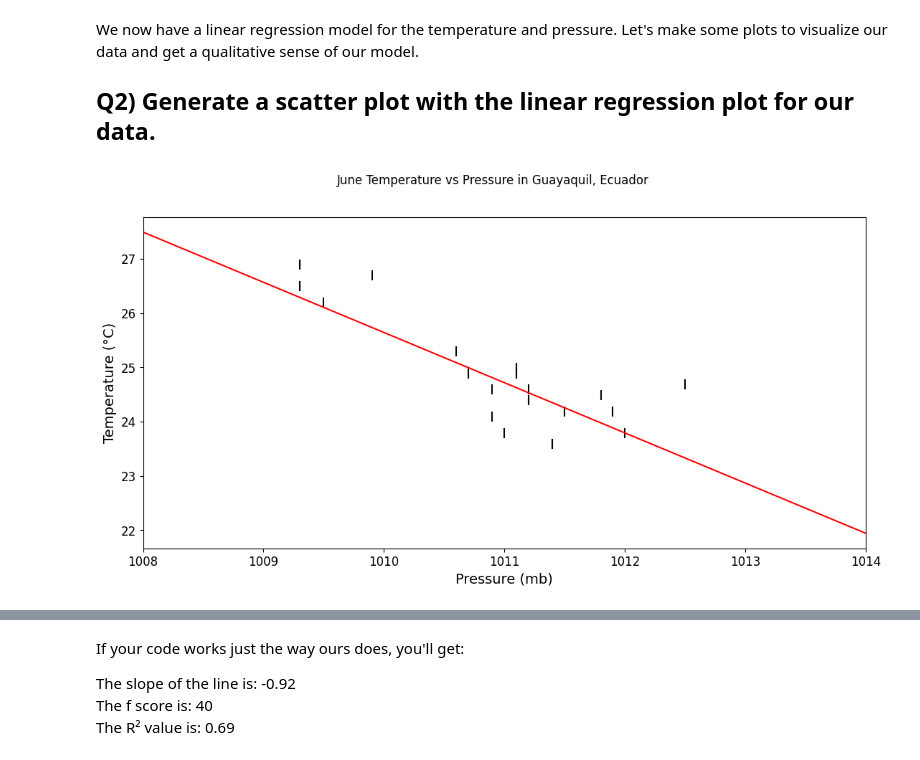
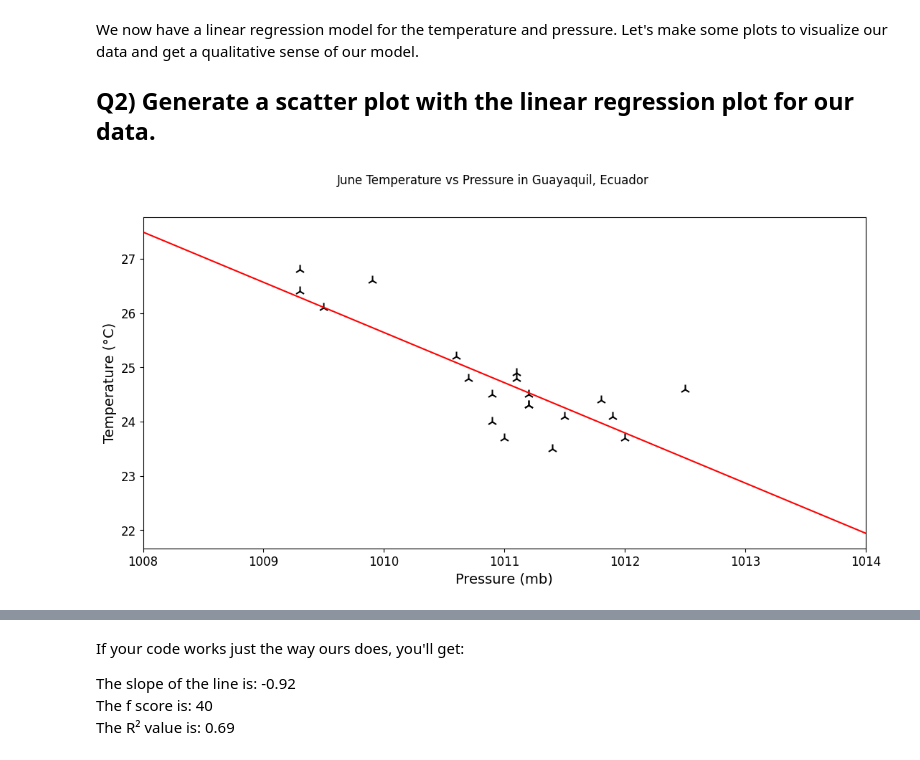
Before and after one commit to Gibrandib/2025_ML_EES, a Jupyter notebook: notebook_ml/S1_3_Statistical_Forecasting.ipynb, the cells around one changed output, grey strips where cells are left out. Drawn from its saved outputs; the diff is of its cells as text; code cells hidden in the pictures.

```diff
--- a/notebook_ml/S1_3_Statistical_Forecasting.ipynb
+++ b/notebook_ml/S1_3_Statistical_Forecasting.ipynb
@@ -133,35 +133,35 @@ ax.set_ylabel("Temperature (°C)")
 # marker size = 100, and set the marker style to '2'.
 
 ax.scatter(pressure, # X values
            temperature, # y values
            color = 'black', # Color
            s = 100, # Marker size
-           marker = 2) # Marker style
+           marker = '2') # Marker style
 
 
 '''----------------------------------------------------------------------------
 Now, let's plot the line we fit to the datapoints
 ----------------------------------------------------------------------------'''
 # Make a 100 point numpy array between 1008 and 1014 and store it in reg_x.
 # Reshape it to (-1,1). Hint: numpy has a linear space generator
 reg_x = np.linspace(1008, # Start
                         1014, # Stop
                         100,# Number of Points
                         ).reshape(-1,1) # Reshape to row=sample, col=feature
 
 # Let's produce a set of predictions from our linear space array.
 reg_y = lin_reg.predict(reg_x)
 
 # Let's plot the regression line using reg_x and reg_y. Set the color to red and
 # the linewidth to 1.5
 ax.plot(reg_x, # X
         reg_y, # y
         color = 'red', # Color
         linewidth = 1.5) # Linewidth
 
 ax.autoscale(axis='x', tight=True)
 # %% [output]
-[figure, old version]
+[figure, new version]
 # %% [markdown]
 We now have a qualitative verification of our model! Your figure should look similar to this one:
 
```
Also changed, not shown: parts of 9 cells of this notebook.
